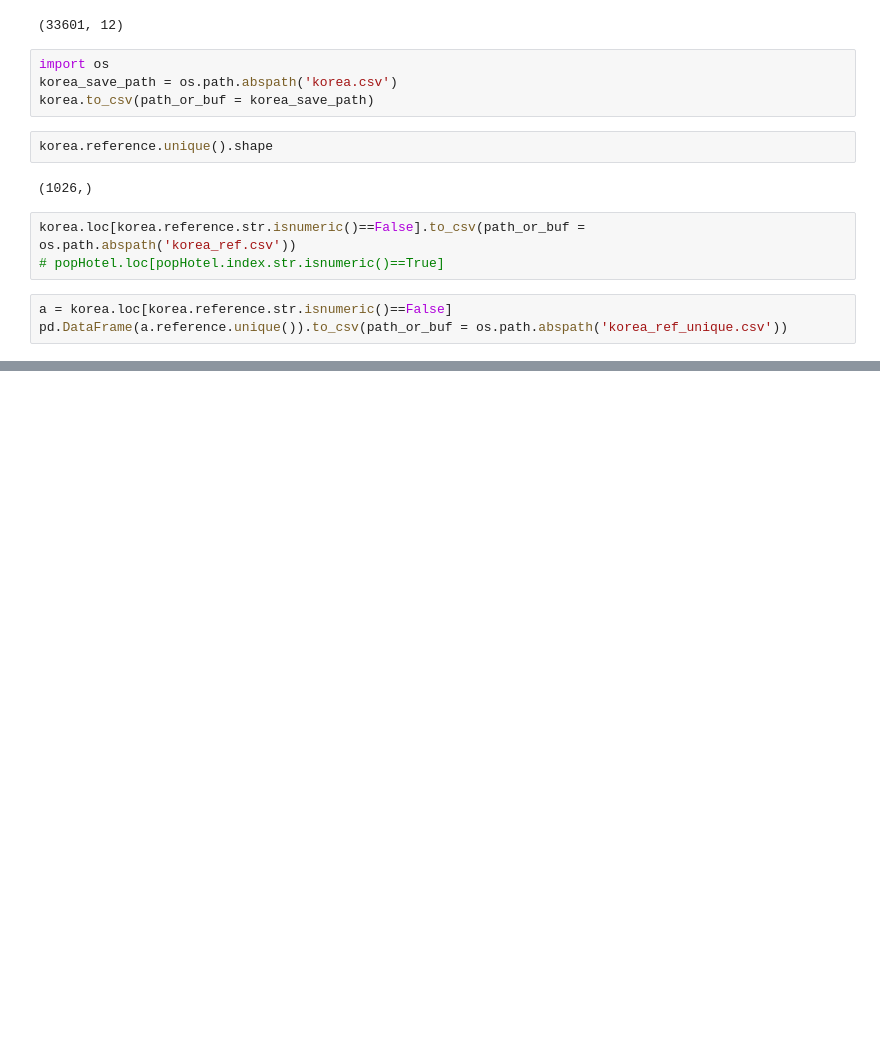
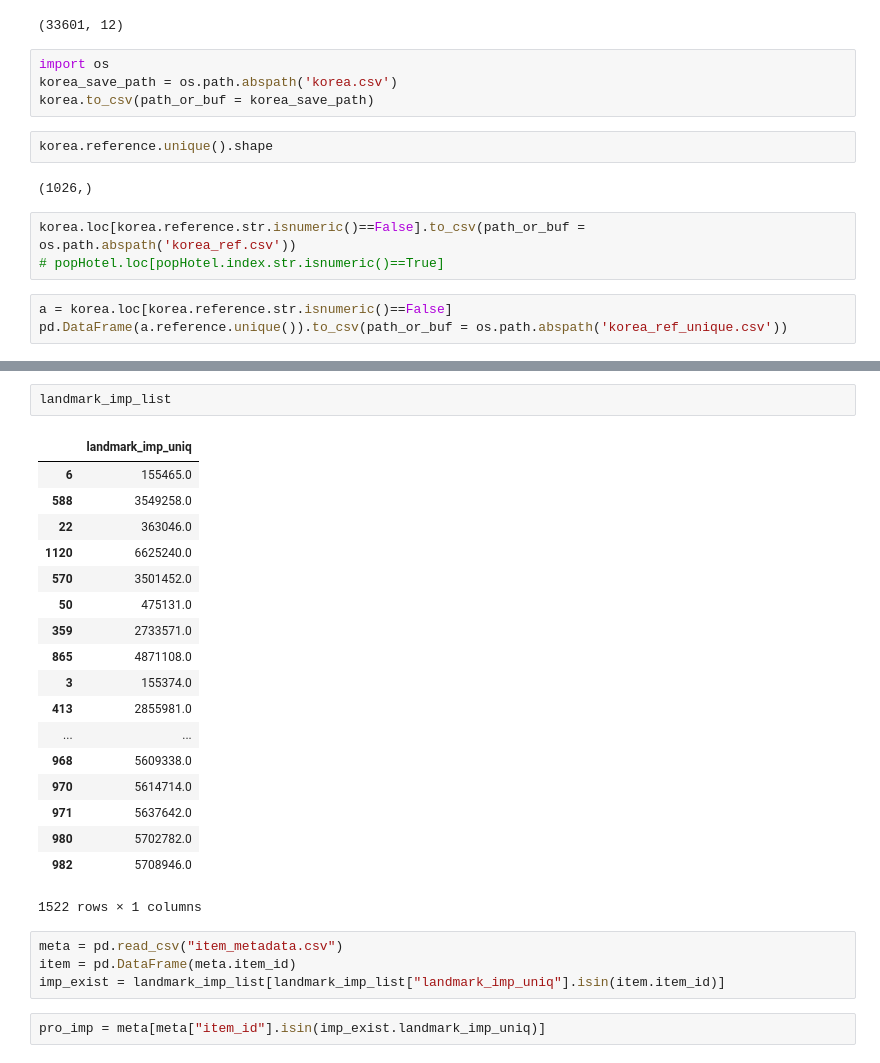
Before and after one commit to sooah/trivago_RecSys_Challenge_2019, a Jupyter notebook: ppt_test.ipynb, the cells around one changed output, grey strips where cells are left out. Cells and saved outputs as stored; diff of their text form; blank space fills up the shorter version.

```diff
--- a/ppt_test.ipynb
+++ b/ppt_test.ipynb
@@ -33,0 +98,27 @@ pd.DataFrame(a.reference.unique()).to_csv(path_or_buf = os.path.abspath('korea_r
+# %%
+landmark_imp_list
+# %% [output]
+|  | landmark_imp_uniq |
+| 6 | 155465.0 |
+| 588 | 3549258.0 |
+| 22 | 363046.0 |
+| 1120 | 6625240.0 |
+| 570 | 3501452.0 |
+| 50 | 475131.0 |
+| 359 | 2733571.0 |
+| 865 | 4871108.0 |
+| 3 | 155374.0 |
+| 413 | 2855981.0 |
+| ... | ... |
+| 968 | 5609338.0 |
+| 970 | 5614714.0 |
+| 971 | 5637642.0 |
+| 980 | 5702782.0 |
+| 982 | 5708946.0 |
+1522 rows × 1 columns
+# %%
+meta = pd.read_csv("item_metadata.csv")
+item = pd.DataFrame(meta.item_id)
+imp_exist = landmark_imp_list[landmark_imp_list["landmark_imp_uniq"].isin(item.item_id)]
+# %%
+pro_imp = meta[meta["item_id"].isin(imp_exist.landmark_imp_uniq)]
```
Also changed, not shown: parts of 14 cells of this notebook.
